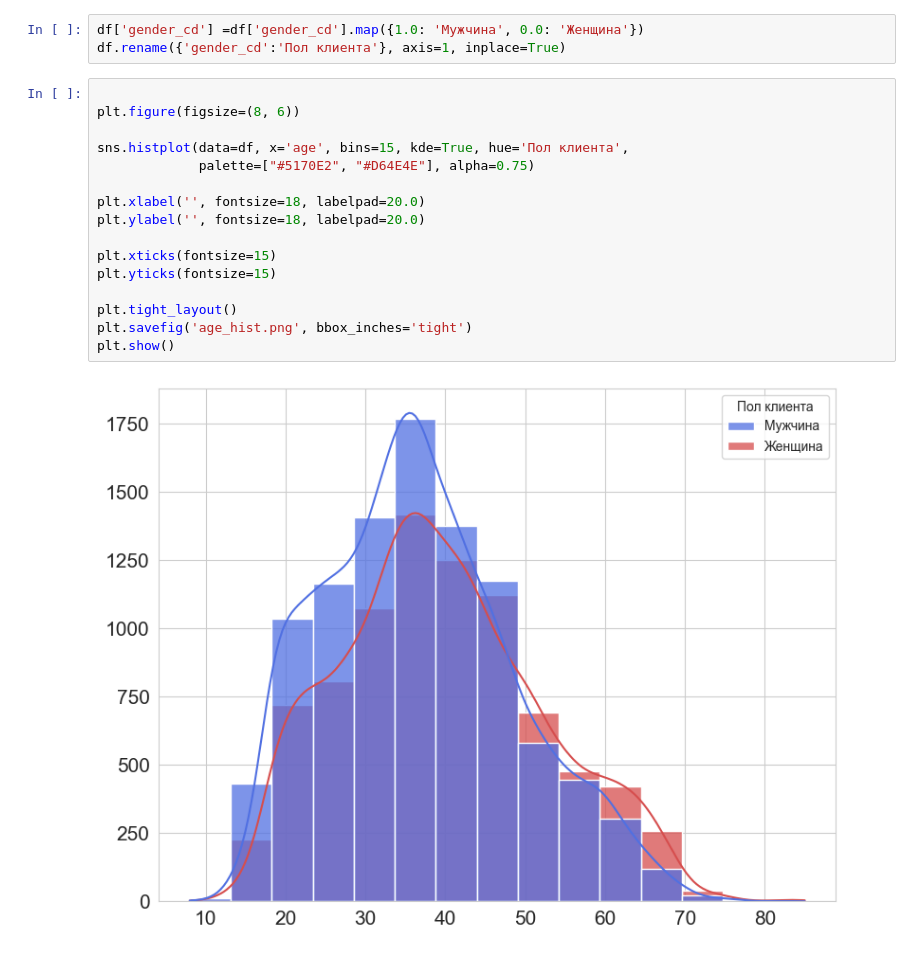
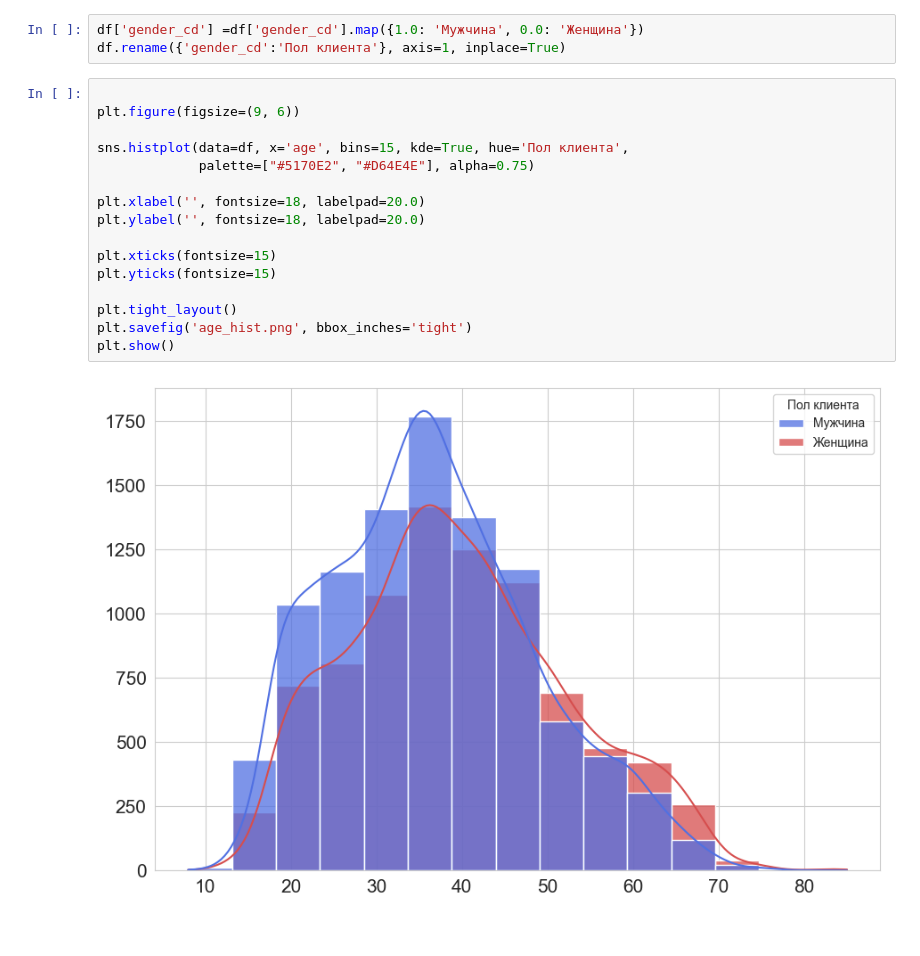
Before and after one commit to bygaga993/bread_dano_2024, a Jupyter notebook: Code/pre_analyse.ipynb, the cells around one changed output. Drawn from its saved outputs; the diff is of its cells as text.

```diff
--- a/Code/pre_analyse.ipynb
+++ b/Code/pre_analyse.ipynb
@@ -13,19 +13,19 @@ df['gender_cd'] =df['gender_cd'].map({1.0: 'Мужчина', 0.0: 'Женщин
 df.rename({'gender_cd':'Пол клиента'}, axis=1, inplace=True)
 # %%
 
-plt.figure(figsize=(8, 6))
+plt.figure(figsize=(9, 6))
 
 sns.histplot(data=df, x='age', bins=15, kde=True, hue='Пол клиента',
              palette=["#5170E2", "#D64E4E"], alpha=0.75)
 
 plt.xlabel('', fontsize=18, labelpad=20.0)
 plt.ylabel('', fontsize=18, labelpad=20.0)
 
 plt.xticks(fontsize=15)
 plt.yticks(fontsize=15)
 
 plt.tight_layout()
 plt.savefig('age_hist.png', bbox_inches='tight')
 plt.show()
 # %% [output]
-[figure, old version]
+[figure, new version]
```
Also changed, not shown: parts of 2 cells of this notebook, 1 other file.
